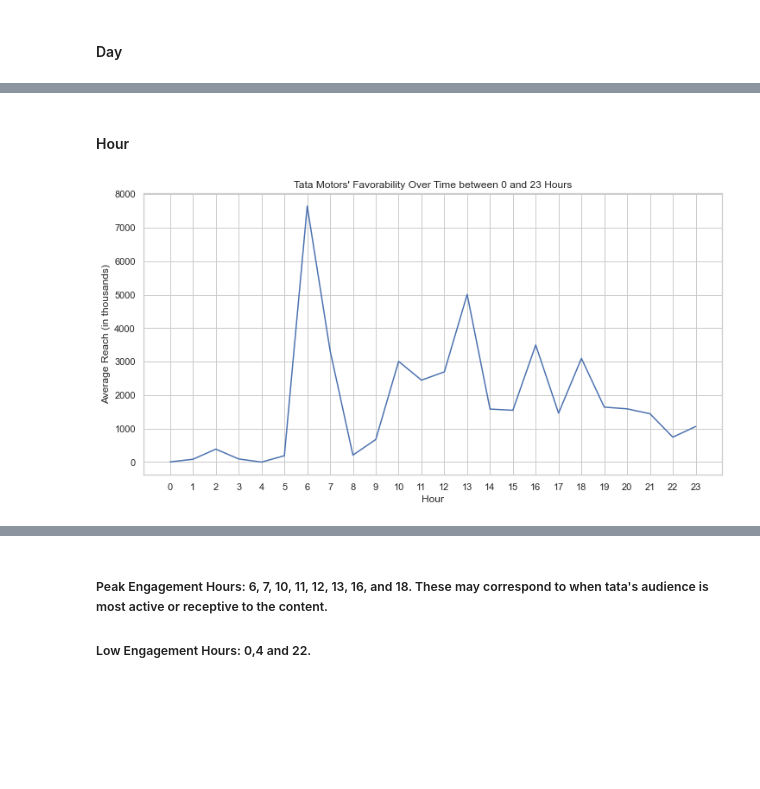
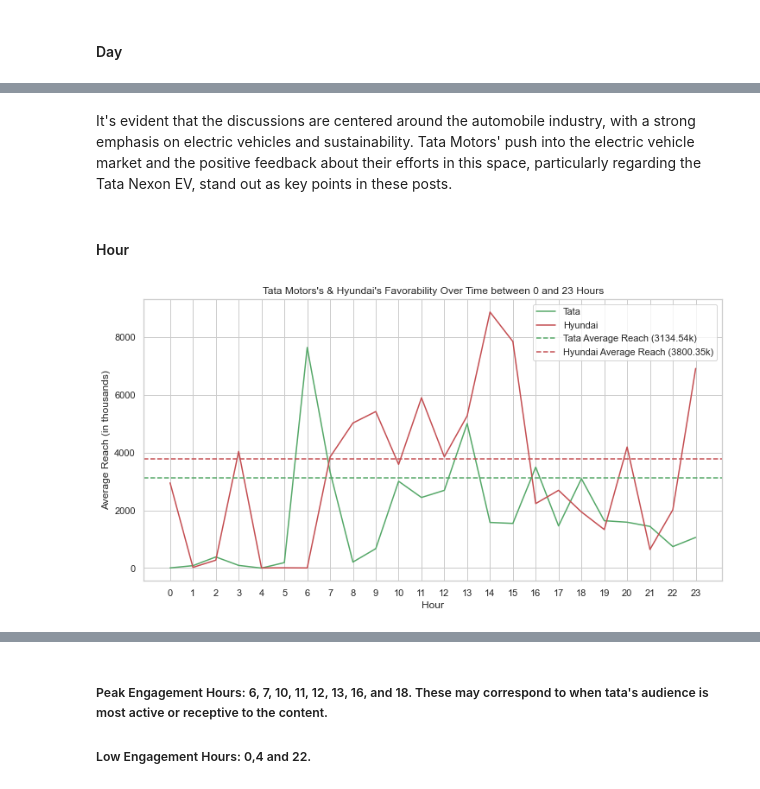
Before and after one commit to rbhattar07/Tata-Motors--Consumer-Favorability-Analysis, a Jupyter notebook: main.ipynb, the cells around one changed output, grey strips where cells are left out. Cells and saved outputs as stored; diff of their text form; code cells hidden in the pictures; blank space fills up the shorter version.

```diff
--- a/main.ipynb
+++ b/main.ipynb
@@ -679,13 +671,22 @@ See the caveats in the documentation: https://pandas.pydata.org/pandas-docs/stab
 #### Day
 # %%
 # Favorability on a daily basis:
-daily_favorability = tata_data.groupby('day')['Reach'].mean().reset_index()
+daily_favorability_tata = tata_data.groupby('day')['Reach'].mean().reset_index()
+daily_favorability_hyundai = hyundai_data.groupby('day')['Reach'].mean().reset_index()
 
-daily_favorability['Reach'] = daily_favorability['Reach'] / 1000
+daily_favorability_tata['Reach'] = daily_favorability_tata['Reach'] / 1000
+daily_favorability_hyundai['Reach'] = daily_favorability_hyundai['Reach'] / 1000
 
 sns.set(style="whitegrid")
 plt.figure(figsize=(12, 6))
-sns.lineplot(x='day', y='Reach', data=daily_favorability, color='b', markers=True, dashes=False)
+
+sns.lineplot(x='day', y='Reach', data=daily_favorability_tata, color='g', markers=True, dashes=False, label='Tata')
+sns.lineplot(x='day', y='Reach', data=daily_favorability_hyundai, color='r', markers=True, dashes=True, label='Hyundai')
+
+average_tata = daily_favorability_tata['Reach'].mean()
+average_hyundai = daily_favorability_hyundai['Reach'].mean()
+plt.axhline(average_tata, color='g', linestyle='--', label=f'Tata Average Reach ({average_tata:.2f}k)')
+plt.axhline(average_hyundai, color='r', linestyle='--', label=f'Hyundai Average Reach ({average_hyundai:.2f}k)')
 
 min_day = df['day'].min()
 max_day = df['day'].max()
@@ -693,9 +694,11 @@ days_range = range(min_day, max_day + 1)
 plt.xticks(days_range, rotation=45)
 
 date_range = f"{min_day} and {max_day} September"
-plt.title(f"Tata Motors' Favorability Over Time between {date_range}")
+plt.title(f"Tata Motor's & Hyundai's Favorability Over Time between {date_range}")
 plt.xlabel("Day")
 plt.ylabel("Average Reach (in thousands)")
 
+plt.legend()
+
 plt.show()
 # %% [output]
@@ -783,27 +734,40 @@ specific car models (e.g., Tata Altroz EV), the automotive sector's dominant mar
+# %% [markdown]
+It's evident that the discussions are centered around the automobile industry, with a strong emphasis on electric vehicles and sustainability. Tata Motors' push into the electric vehicle market and the positive feedback about their efforts in this space, particularly regarding the Tata Nexon EV, stand out as key points in these posts.
 # %% [markdown]
 #### Hour
 # %%
 # Favorability on an hourly basis:
-hourly_favorability = tata_data.groupby('hour')['Reach'].mean().reset_index()
+hourly_favorability_tata = tata_data.groupby('hour')['Reach'].mean().reset_index()
+hourly_favorability_hyundai = hyundai_data.groupby('hour')['Reach'].mean().reset_index()
 
-hourly_favorability['Reach'] = hourly_favorability['Reach'] / 1000
+hourly_favorability_tata['Reach'] = hourly_favorability_tata['Reach'] / 1000
+hourly_favorability_hyundai['Reach'] = hourly_favorability_hyundai['Reach'] / 1000
 
 sns.set(style="whitegrid")
 plt.figure(figsize=(12, 6))
-sns.lineplot(x='hour', y='Reach', data=hourly_favorability, color='b', markers=True, dashes=False)
+sns.lineplot(x='hour', y='Reach', data=hourly_favorability_tata, color='g', markers=True, dashes=False, label='Tata')
+sns.lineplot(x='hour', y='Reach', data=hourly_favorability_hyundai, color='r', markers=True, dashes=False, label='Hyundai')
+
+average_tata = daily_favorability_tata['Reach'].mean()
+average_hyundai = daily_favorability_hyundai['Reach'].mean()
+plt.axhline(average_tata, color='g', linestyle='--', label=f'Tata Average Reach ({average_tata:.2f}k)')
+plt.axhline(average_hyundai, color='r', linestyle='--', label=f'Hyundai Average Reach ({average_hyundai:.2f}k)')
+
 min_hour = df['hour'].min()
 max_hour = df['hour'].max()
 hours_range = range(min_hour, max_hour + 1)
 plt.xticks(hours_range)
 
 hour_range = f"{min_hour} and {max_hour} Hours"
-plt.title(f"Tata Motors' Favorability Over Time between {hour_range}")
+plt.title(f"Tata Motors's & Hyundai's Favorability Over Time between {hour_range}")
 plt.xlabel("Hour")
 plt.ylabel("Average Reach (in thousands)")
 
+plt.legend()
+
 plt.show()
 # %% [output]
-[figure, old version]
+[figure, new version]
 # %%
 print(hourly_favorability)
 # %% [output]
```
Also changed, not shown: parts of 14 cells of this notebook.
